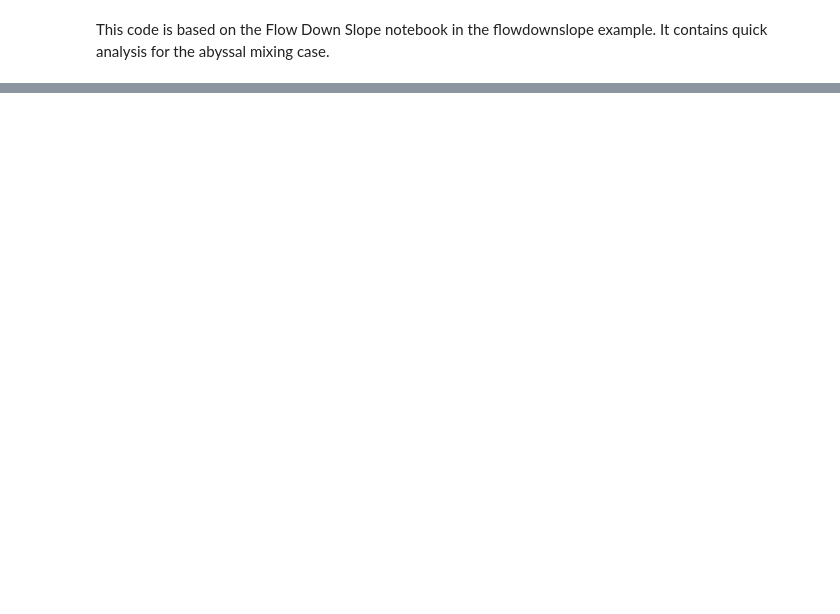
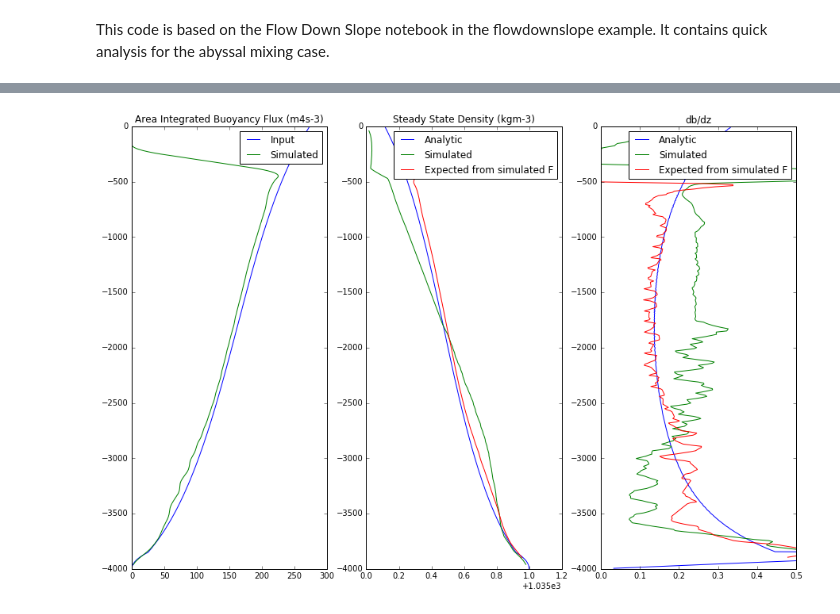
Before and after one commit to rmholmes/MOM6-examples, a Jupyter notebook: ocean_only/abmix2d/Abyssal Mixing Quick Analysis.ipynb, the cells around one changed output, grey strips where cells are left out. Saved outputs shown, nothing was run; the diff lists cells and outputs as text; code cells hidden in the pictures; blank space fills up the shorter version.

```diff
--- a/ocean_only/abmix2d/Abyssal Mixing Quick Analysis.ipynb
+++ b/ocean_only/abmix2d/Abyssal Mixing Quick Analysis.ipynb
@@ -17 +119,41 @@ import m6toolbox
+# %%
+# Line plots Analytical Solution next to full Solution and expected Solution:
+record = -1;
+e = fname.variables['e'][record,:,:,0]; B = fname.variables['buoyancy_flux'][record,:,:,0];
+dyr = (yq[1]-yq[0])*1e3
+#Interpolate onto z-points:
+rho_z = np.zeros((yL,Nz));B_z = np.zeros((yL,Nz))
+for i in range(yL):
+    f = interp.interp1d(e[:,i],rhoi,bounds_error=False, fill_value=nan)
+    rho_z[i,:] = f(z)
+    f = interp.interp1d((e[1:,i]+e[:-1,i])/2,B[:,i],bounds_error=False, fill_value=nan)
+    B_z[i,:] = f(z)
+
+# Area Integrated B, dbdz, drhodz, rho:
+F_z = np.nansum(B_z,axis=0)*dyr*W/4;
+dbdz_e = np.ma.diff(F_z)/dz/eps; drhodz_e = -rho0/g*dbdz_e
+rho_e = np.zeros(np.shape(z)); rho_e[0] = rho0+drho; rho_e[1:] = np.cumsum(drhodz_e)*dz+rho_e[0]
+rho_z = moving_average(np.nanmean(rho_z,axis=0),n=9)
+dbdz_z = moving_average(-g/rho0*np.diff(rho_z)/dz,n=9)
+rho_e = moving_average(rho_e,n=21)
+dbdz_e = moving_average(dbdz_e,n=21)
+F_z = moving_average(F_z,n=9)
+
+f = plt.figure(figsize=(15,10))
+plt.subplot(1,3,1);
+plt.plot(F,z, label='Input');
+plt.plot(F_z,z, label='Simulated')
+plt.title('Area Integrated Buoyancy Flux (m4s-3)');plt.legend();
+plt.subplot(1,3,2);
+plt.plot(rho,z, label='Analytic');
+plt.plot(rho_z,z, label='Simulated');
+plt.plot(rho_e,z, label='Expected from simulated F');
+plt.title('Steady State Density (kgm-3)');plt.legend();
+plt.subplot(1,3,3);
+plt.plot(dbdz/1.0e-5,(z[:-1]+z[1:])/2, label='Analytic');
+plt.plot(dbdz_z/1.0e-5,(z[:-1]+z[1:])/2, label='Simulated');
+plt.plot(dbdz_e/1.0e-5,(z[:-1]+z[1:])/2, label='Expected from simulated F');
+plt.title('db/dz');plt.legend();plt.xlim([0., 0.5]);
+# %% [output]
+[figure, added]
 # %%
```
Also changed, not shown: parts of 15 cells of this notebook, 4 other files.
